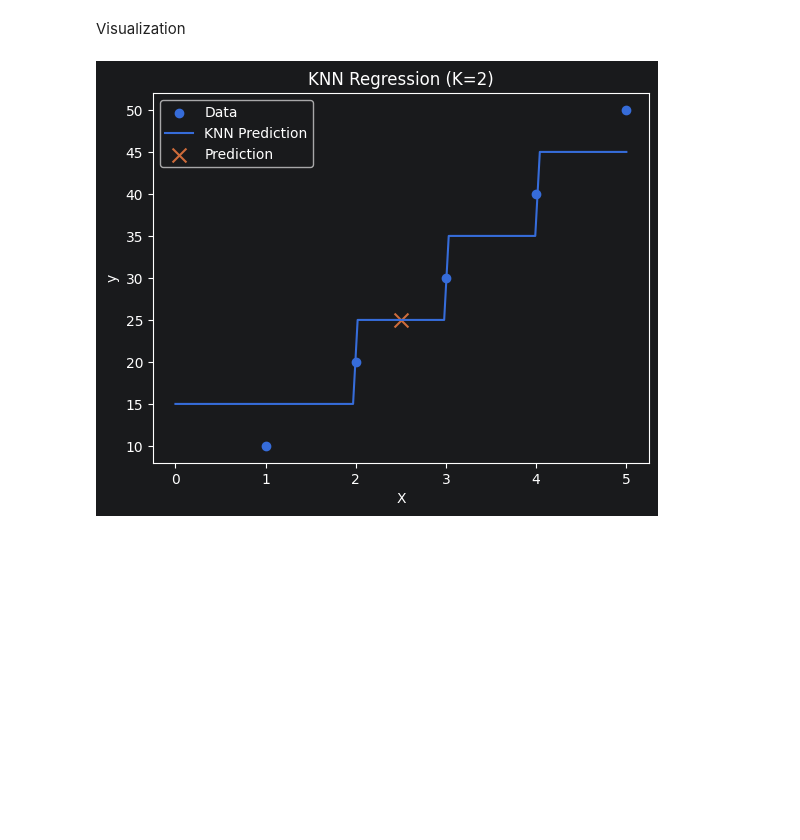
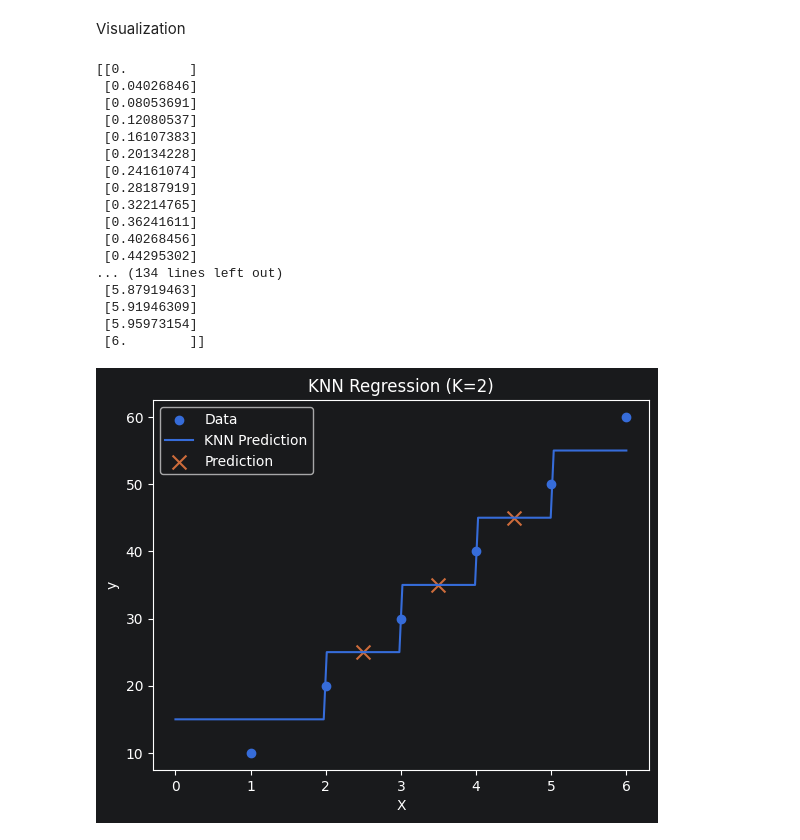
Before and after one commit to tona-akilabs/machine-learning-fundamentals, a Jupyter notebook: knn.ipynb, the cells around one changed output. Saved outputs shown, nothing was run; the diff lists cells and outputs as text; code cells hidden in the pictures; blank space fills up the shorter version.

```diff
--- a/knn.ipynb
+++ b/knn.ipynb
@@ -68,8 +68,8 @@ plt.show()
 Regression with KNN
 # %%
 # Simple dataset
-X = np.array([[1], [2], [3], [4], [5]])
-y = np.array([10, 20, 30, 40, 50])
+X = np.array([[1], [2], [3], [4], [5], [6]])
+y = np.array([10, 20, 30, 40, 50, 60])
 
 # Model
 knn_reg = KNeighborsRegressor(n_neighbors=2)
@@ -85,25 +85,43 @@ print(knn_reg.predict([[2.5]]))
 Visualization
 # %%
 # Predict on many points for smooth curve
-X_test = np.linspace(0, 5, 100).reshape(-1, 1)
+X_test = np.linspace(0, 6, 150).reshape(-1, 1)
+print(X_test)
 y_pred = knn_reg.predict(X_test)
 
 # Plot original data
 plt.scatter(X, y, label="Data")
 
 # Plot prediction curve
 plt.plot(X_test, y_pred, label="KNN Prediction")
 
-# Highlight prediction at x=2.5
-x_new = np.array([[2.5]])
+# Highlight prediction at x=2.5, x=3.5, x=4.5
+x_new = np.array([[2.5], [3.5], [4.5]])
 y_new = knn_reg.predict(x_new)
 
 plt.scatter(x_new, y_new, marker="x", s=100, label="Prediction")
 
 plt.xlabel("X")
 plt.ylabel("y")
 plt.legend()
 plt.title("KNN Regression (K=2)")
 plt.show()
 # %% [output]
+[[0.        ]
+ [0.04026846]
+ [0.08053691]
+ [0.12080537]
+ [0.16107383]
+ [0.20134228]
+ [0.24161074]
+ [0.28187919]
+ [0.32214765]
+ [0.36241611]
+ [0.40268456]
+ [0.44295302]
+... (134 lines left out)
+ [5.87919463]
+ [5.91946309]
+ [5.95973154]
+ [6.        ]]
-[figure, old version]
+[figure, new version]
```
Also changed, not shown: 1 other file.
